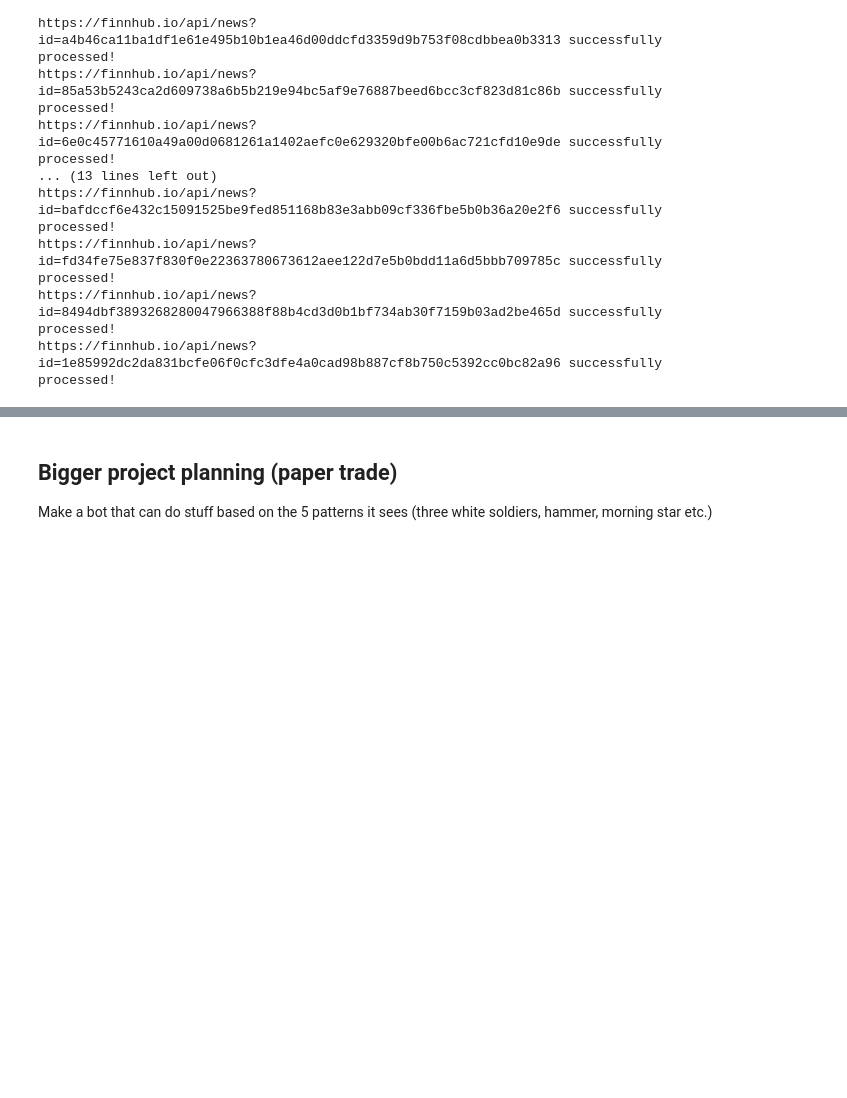
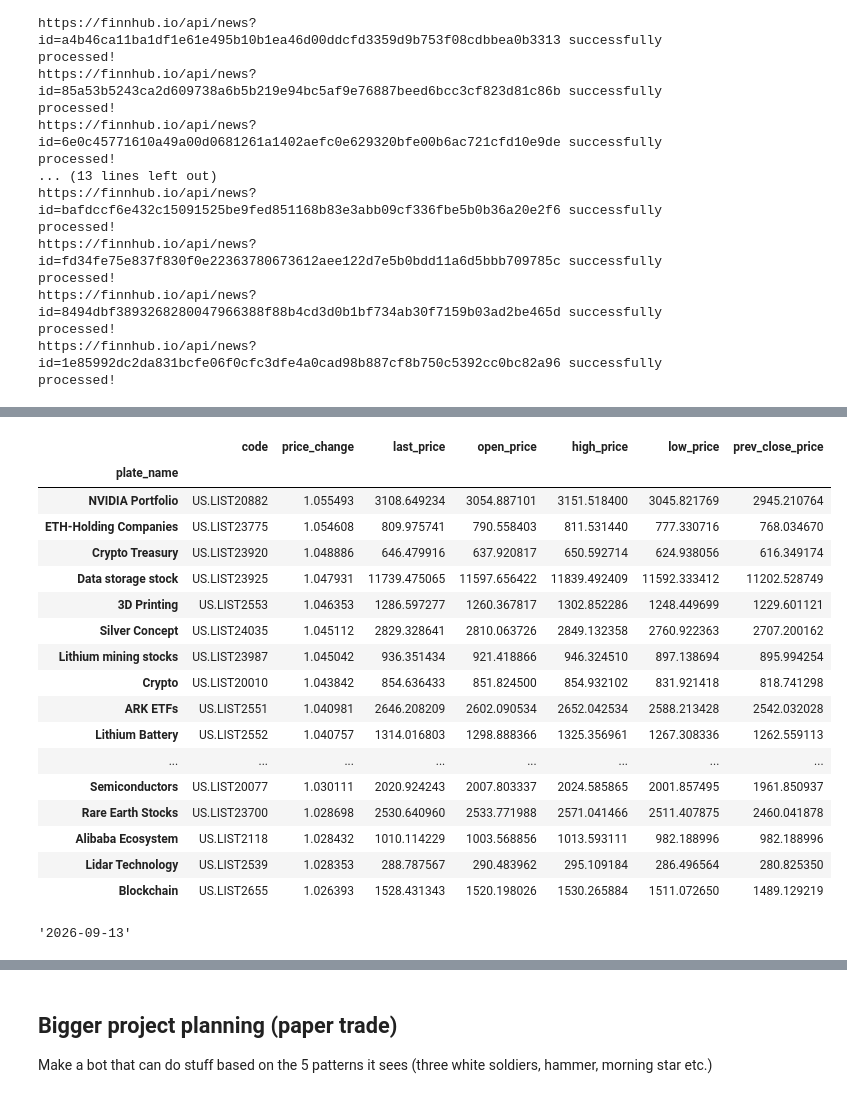
Before and after one commit to trashprog/fin-bot, a Jupyter notebook: notebooks/trading.ipynb, the cells around one changed output, grey strips where cells are left out. Drawn from its saved outputs; the diff is of its cells as text; code cells hidden in the pictures; blank space fills up the shorter version.

```diff
--- a/notebooks/trading.ipynb
+++ b/notebooks/trading.ipynb
@@ -462,0 +516,7 @@ https://finnhub.io/api/news?id=1e85992dc2da831bcfe06f0cfc3dfe4a0cad98b887cf8b750
+# %%
+quote_ctx = OpenQuoteContext(host='127.0.0.1', port=11111)
+ret, data = quote_ctx.get_plate_list(Market.US, Plate.CONCEPT)
+data_plate_list = [code for code in data.code]
+quote_ctx.close()
+print(data_plate_list[:5])
+data
@@ -462,0 +540,12 @@ https://finnhub.io/api/news?id=1e85992dc2da831bcfe06f0cfc3dfe4a0cad98b887cf8b750
+# %%
+quote_ctx = OpenQuoteContext(host='127.0.0.1', port=11111)
+ret, data = quote_ctx.get_plate_list(Market.US, Plate.CONCEPT)
+ret, data_plate = quote_ctx.get_market_snapshot(data_plate_list)
+quote_ctx.close()
+
+data_plate = data_plate.merge(data, on='code')
+data_plate.set_index("plate_name", inplace=True)
+data_plate['price_change'] = (data_plate['last_price'] / data_plate['prev_close_price'])
+data_plate_top20 = data_plate[['code','price_change', 'last_price', 'open_price', 'high_price', 'low_price', 'prev_close_price']].sort_values(by='price_change', ascending=False)[:20]
+data_plate_top20
+# %% [output]
@@ -462,0 +554,23 @@ https://finnhub.io/api/news?id=1e85992dc2da831bcfe06f0cfc3dfe4a0cad98b887cf8b750
+|  | code | price_change | last_price | open_price | high_price | low_price | prev_close_price |
+| plate_name |  |  |  |  |  |  |  |
+| NVIDIA Portfolio | US.LIST20882 | 1.055493 | 3108.649234 | 3054.887101 | 3151.518400 | 3045.821769 | 2945.210764 |
+| ETH-Holding Companies | US.LIST23775 | 1.054608 | 809.975741 | 790.558403 | 811.531440 | 777.330716 | 768.034670 |
+| Crypto Treasury | US.LIST23920 | 1.048886 | 646.479916 | 637.920817 | 650.592714 | 624.938056 | 616.349174 |
+| Data storage stock | US.LIST23925 | 1.047931 | 11739.475065 | 11597.656422 | 11839.492409 | 11592.333412 | 11202.528749 |
+| 3D Printing | US.LIST2553 | 1.046353 | 1286.597277 | 1260.367817 | 1302.852286 | 1248.449699 | 1229.601121 |
+| Silver Concept | US.LIST24035 | 1.045112 | 2829.328641 | 2810.063726 | 2849.132358 | 2760.922363 | 2707.200162 |
+| Lithium mining stocks | US.LIST23987 | 1.045042 | 936.351434 | 921.418866 | 946.324510 | 897.138694 | 895.994254 |
+| Crypto | US.LIST20010 | 1.043842 | 854.636433 | 851.824500 | 854.932102 | 831.921418 | 818.741298 |
+| ARK ETFs | US.LIST2551 | 1.040981 | 2646.208209 | 2602.090534 | 2652.042534 | 2588.213428 | 2542.032028 |
+| Lithium Battery | US.LIST2552 | 1.040757 | 1314.016803 | 1298.888366 | 1325.356961 | 1267.308336 | 1262.559113 |
+| ... | ... | ... | ... | ... | ... | ... | ... |
+| Semiconductors | US.LIST20077 | 1.030111 | 2020.924243 | 2007.803337 | 2024.585865 | 2001.857495 | 1961.850937 |
+| Rare Earth Stocks | US.LIST23700 | 1.028698 | 2530.640960 | 2533.771988 | 2571.041466 | 2511.407875 | 2460.041878 |
+| Alibaba Ecosystem | US.LIST2118 | 1.028432 | 1010.114229 | 1003.568856 | 1013.593111 | 982.188996 | 982.188996 |
+| Lidar Technology | US.LIST2539 | 1.028353 | 288.787567 | 290.483962 | 295.109184 | 286.496564 | 280.825350 |
+| Blockchain | US.LIST2655 | 1.026393 | 1528.431343 | 1520.198026 | 1530.265884 | 1511.072650 | 1489.129219 |
+# %%
+from datetime import datetime
+(datetime.now()- timedelta(days=5)).strftime("%Y-%m-%d")
+# %% [output]
+'2026-09-13'
```
Also changed, not shown: parts of 12 cells of this notebook.
